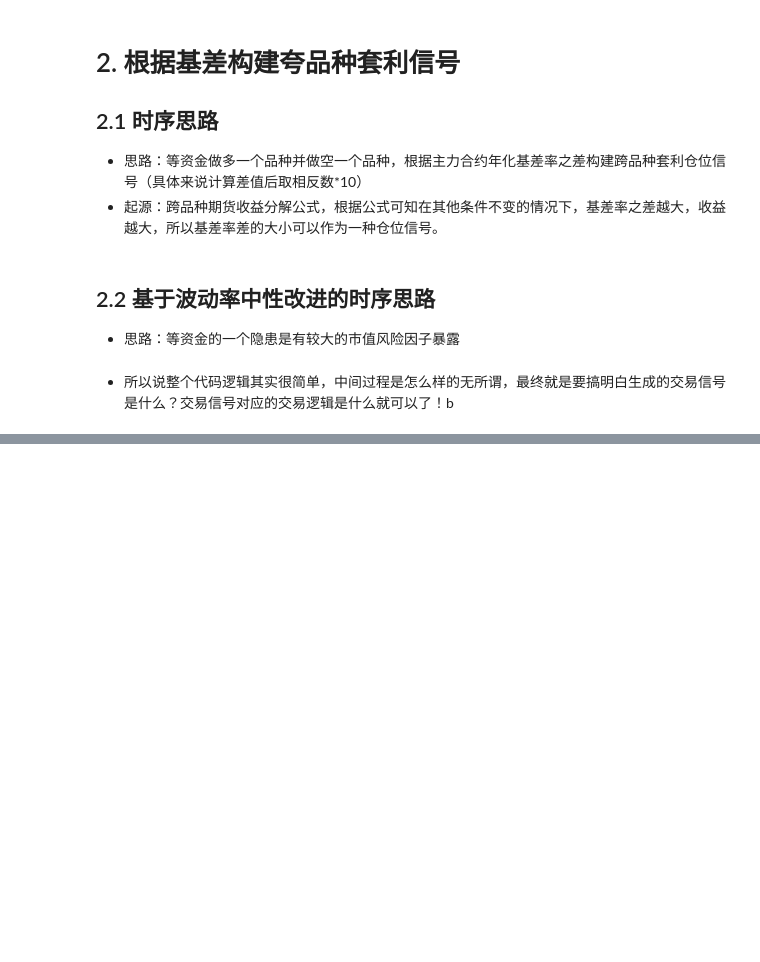
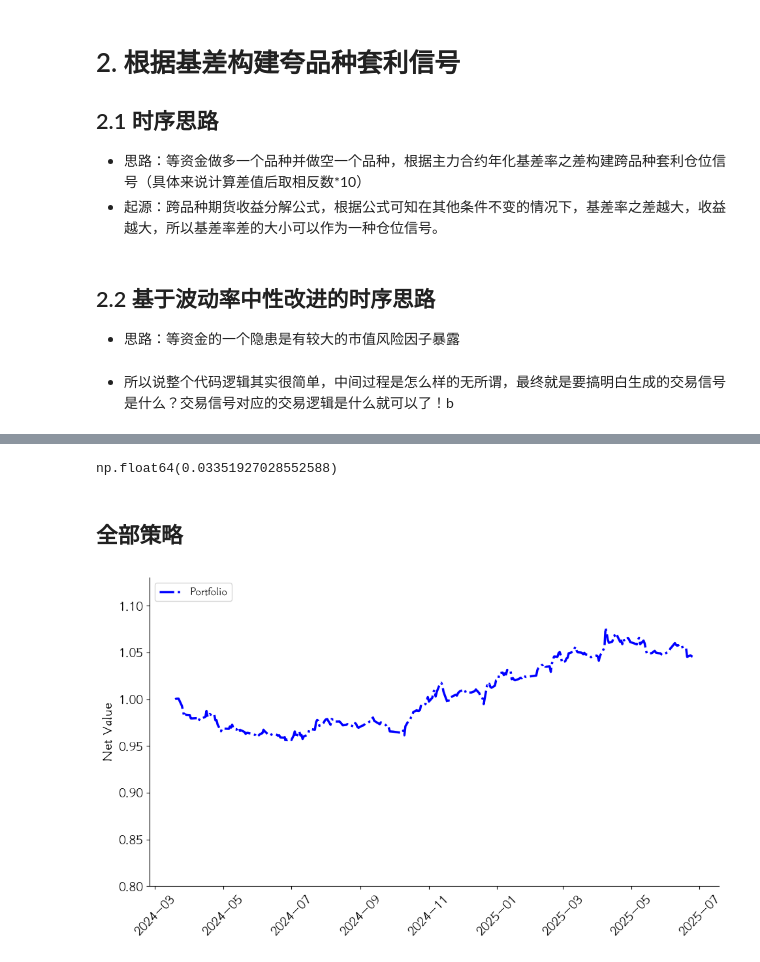
Before and after one commit to Yuyang-Yao75/Daily-Futures-Arbitrary-Strategy, a Jupyter notebook: src/research.ipynb, the cells around one changed output, grey strips where cells are left out. Saved outputs shown, nothing was run; the diff lists cells and outputs as text; code cells hidden in the pictures; blank space fills up the shorter version.

```diff
--- a/src/research.ipynb
+++ b/src/research.ipynb
@@ -423,0 +502,47 @@ for pair in AVAILABLE_PAIRS:
+# %%
+returns.mean()*252
+# %% [output]
+np.float64(0.03351927028552588)
+# %% [markdown]
+## 全部策略
+# %%
+backtest_df_total = combined_df.copy()
+backtest_df_total.set_index("date",inplace = True)
+nv_cols_total = [c for c in backtest_df_total.columns if c.endswith('_nv')]
+ret_total = backtest_df_total[nv_cols_total].pct_change()
+vol_total = ret_total.rolling(window=60).std()
+inv_vol_total = 1/vol_total
+weights_total = inv_vol_total.div(inv_vol_total.sum(axis=1),axis=0)
+# 为避免未来函数（look-ahead），所有权重往后移一格
+weights_total = weights_total.shift(1).dropna()
+port_ret_total = (weights_total * ret_total.loc[weights_total.index]).sum(axis=1)
+backtest_df_total['portfolio_nv'] = (1 + port_ret_total).cumprod()
+backtest_df_total.dropna(subset=['portfolio_nv'], inplace=True)
+backtest_df_total = backtest_df_total.div(backtest_df_total.iloc[0])
+# %%
+plot_df_total = backtest_df_total.copy().reset_index()
+plot_df_total['date'] = pd.to_datetime(plot_df_total['date'])
+
+plt.figure(figsize=(10,6))
+
+plt.plot(plot_df_total['date'], plot_df_total['portfolio_nv'], label='Portfolio', color='blue', linewidth=2.5, linestyle='-.')
+
+# 图例
+plt.legend(loc='upper left', fontsize=12)
+
+# 坐标轴范围
+ymax = plot_df_total[['portfolio_nv']].max().max()
+plt.ylim(0.8, ymax * 1.05)
+
+# 样式设置
+plt.xticks(rotation=45)
+plt.grid(False)
+for spine in ['top', 'right']:
+    plt.gca().spines[spine].set_visible(False)
+
+# 标题和坐标轴
+plt.ylabel('Net Value')
+plt.tight_layout()
+plt.show()
+# %% [output]
+[figure, added]
```
Also changed, not shown: parts of 45 cells of this notebook, 2 other files.
